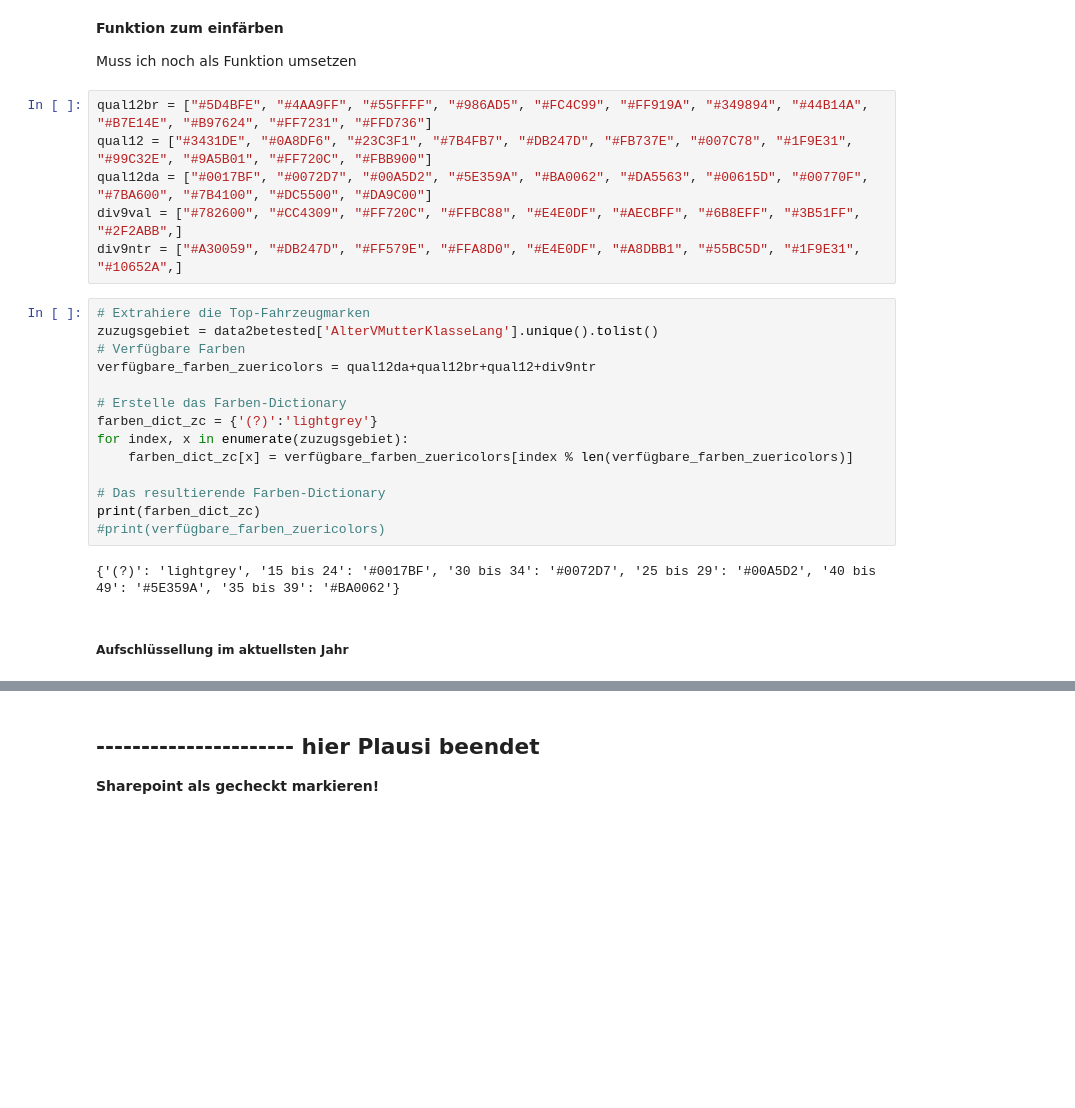
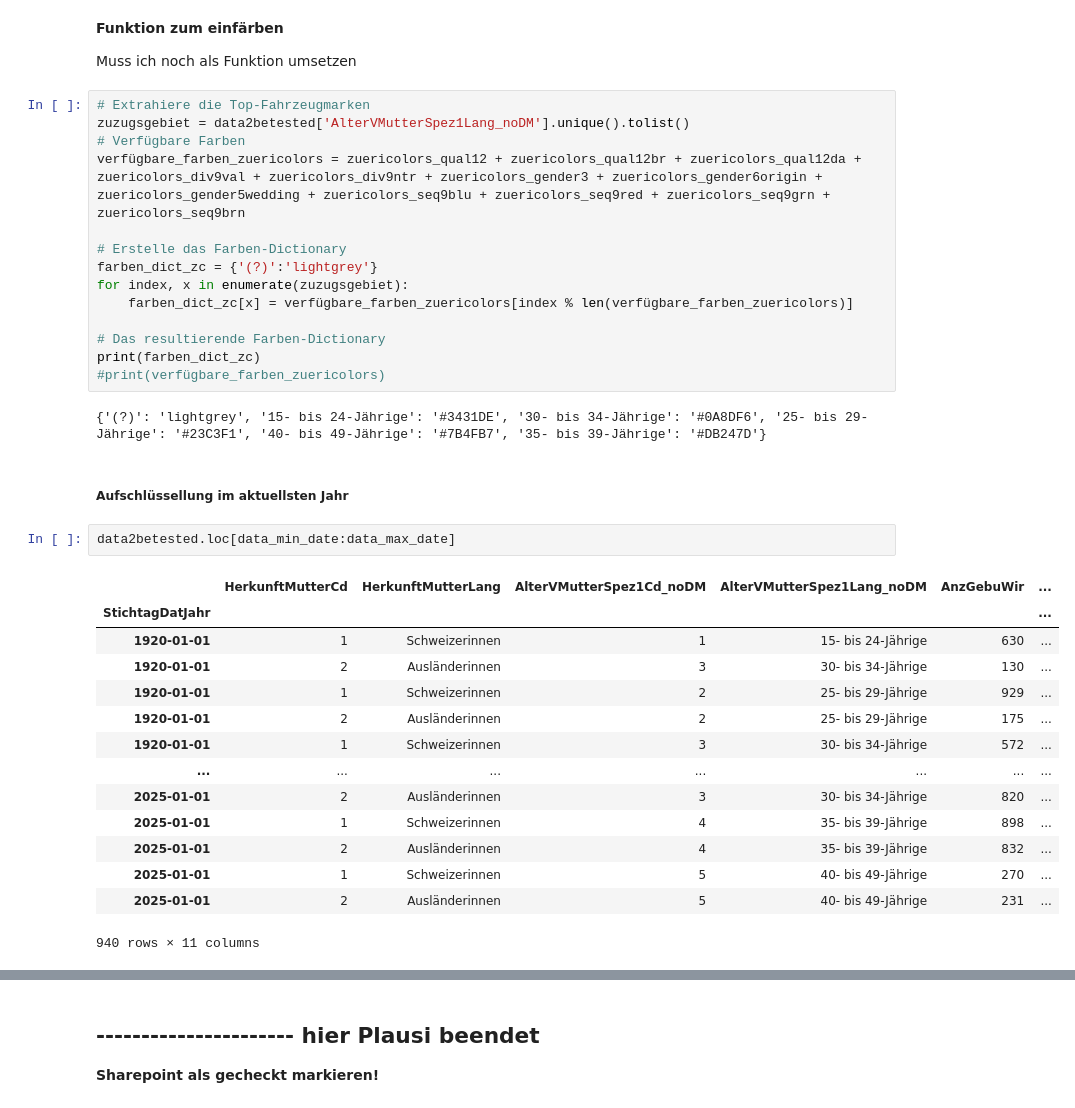
Before and after one commit to DonGoginho/double_team, a Jupyter notebook: plausis_made_easy/mypy_plausis_orig/plausi_bev_jahresupdates/4117_bev_fertilitaet_jahr_alterm_herkunftm_od411d.ipynb, the cells around one changed output, grey strips where cells are left out. Drawn from its saved outputs; the diff is of its cells as text; blank space fills up the shorter version.

```diff
--- a/plausis_made_easy/mypy_plausis_orig/plausi_bev_jahresupdates/4117_bev_fertilitaet_jahr_alterm_herkunftm_od411d.ipynb
+++ b/plausis_made_easy/mypy_plausis_orig/plausi_bev_jahresupdates/4117_bev_fertilitaet_jahr_alterm_herkunftm_od411d.ipynb
@@ -678,17 +686,11 @@ faced_grid1
 **Funktion zum einfärben**
 
 Muss ich noch als Funktion umsetzen
-# %%
-qual12br = ["#5D4BFE", "#4AA9FF", "#55FFFF", "#986AD5", "#FC4C99", "#FF919A", "#349894", "#44B14A", "#B7E14E", "#B97624", "#FF7231", "#FFD736"]
-qual12 = ["#3431DE", "#0A8DF6", "#23C3F1", "#7B4FB7", "#DB247D", "#FB737E", "#007C78", "#1F9E31", "#99C32E", "#9A5B01", "#FF720C", "#FBB900"]
-qual12da = ["#0017BF", "#0072D7", "#00A5D2", "#5E359A", "#BA0062", "#DA5563", "#00615D", "#00770F", "#7BA600", "#7B4100", "#DC5500", "#DA9C00"]
-div9val = ["#782600", "#CC4309", "#FF720C", "#FFBC88", "#E4E0DF", "#AECBFF", "#6B8EFF", "#3B51FF", "#2F2ABB",]
-div9ntr = ["#A30059", "#DB247D", "#FF579E", "#FFA8D0", "#E4E0DF", "#A8DBB1", "#55BC5D", "#1F9E31", "#10652A",]
 # %%
 # Extrahiere die Top-Fahrzeugmarken
-zuzugsgebiet = data2betested['AlterVMutterKlasseLang'].unique().tolist()
+zuzugsgebiet = data2betested['AlterVMutterSpez1Lang_noDM'].unique().tolist()
 # Verfügbare Farben
-verfügbare_farben_zuericolors = qual12da+qual12br+qual12+div9ntr
+verfügbare_farben_zuericolors = zuericolors_qual12 + zuericolors_qual12br + zuericolors_qual12da + zuericolors_div9val + zuericolors_div9ntr + zuericolors_gender3 + zuericolors_gender6origin + zuericolors_gender5wedding + zuericolors_seq9blu + zuericolors_seq9red + zuericolors_seq9grn + zuericolors_seq9brn
 
 # Erstelle das Farben-Dictionary
 farben_dict_zc = {'(?)':'lightgrey'}
@@ -699,8 +701,25 @@ for index, x in enumerate(zuzugsgebiet):
 print(farben_dict_zc)
 #print(verfügbare_farben_zuericolors)
 # %% [output]
-{'(?)': 'lightgrey', '15 bis 24': '#0017BF', '30 bis 34': '#0072D7', '25 bis 29': '#00A5D2', '40 bis 49': '#5E359A', '35 bis 39': '#BA0062'}
+{'(?)': 'lightgrey', '15- bis 24-Jährige': '#3431DE', '30- bis 34-Jährige': '#0A8DF6', '25- bis 29-Jährige': '#23C3F1', '40- bis 49-Jährige': '#7B4FB7', '35- bis 39-Jährige': '#DB247D'}
 # %% [markdown]
 ##### Aufschlüssellung im aktuellsten Jahr
+# %%
+data2betested.loc[data_min_date:data_max_date]
+# %% [output]
+|  | HerkunftMutterCd | HerkunftMutterLang | AlterVMutterSpez1Cd_noDM | AlterVMutterSpez1Lang_noDM | AnzGebuWir | ... |
+| StichtagDatJahr |  |  |  |  |  | ... |
+| 1920-01-01 | 1 | Schweizerinnen | 1 | 15- bis 24-Jährige | 630 | ... |
+| 1920-01-01 | 2 | Ausländerinnen | 3 | 30- bis 34-Jährige | 130 | ... |
+| 1920-01-01 | 1 | Schweizerinnen | 2 | 25- bis 29-Jährige | 929 | ... |
+| 1920-01-01 | 2 | Ausländerinnen | 2 | 25- bis 29-Jährige | 175 | ... |
+| 1920-01-01 | 1 | Schweizerinnen | 3 | 30- bis 34-Jährige | 572 | ... |
+| ... | ... | ... | ... | ... | ... | ... |
+| 2025-01-01 | 2 | Ausländerinnen | 3 | 30- bis 34-Jährige | 820 | ... |
+| 2025-01-01 | 1 | Schweizerinnen | 4 | 35- bis 39-Jährige | 898 | ... |
+| 2025-01-01 | 2 | Ausländerinnen | 4 | 35- bis 39-Jährige | 832 | ... |
+| 2025-01-01 | 1 | Schweizerinnen | 5 | 40- bis 49-Jährige | 270 | ... |
+| 2025-01-01 | 2 | Ausländerinnen | 5 | 40- bis 49-Jährige | 231 | ... |
+940 rows × 11 columns
 # %%
 treeMap1 = mypy_dv.plot_px_treemap(
```
Also changed, not shown: parts of 37 cells of this notebook, 5 other files.
